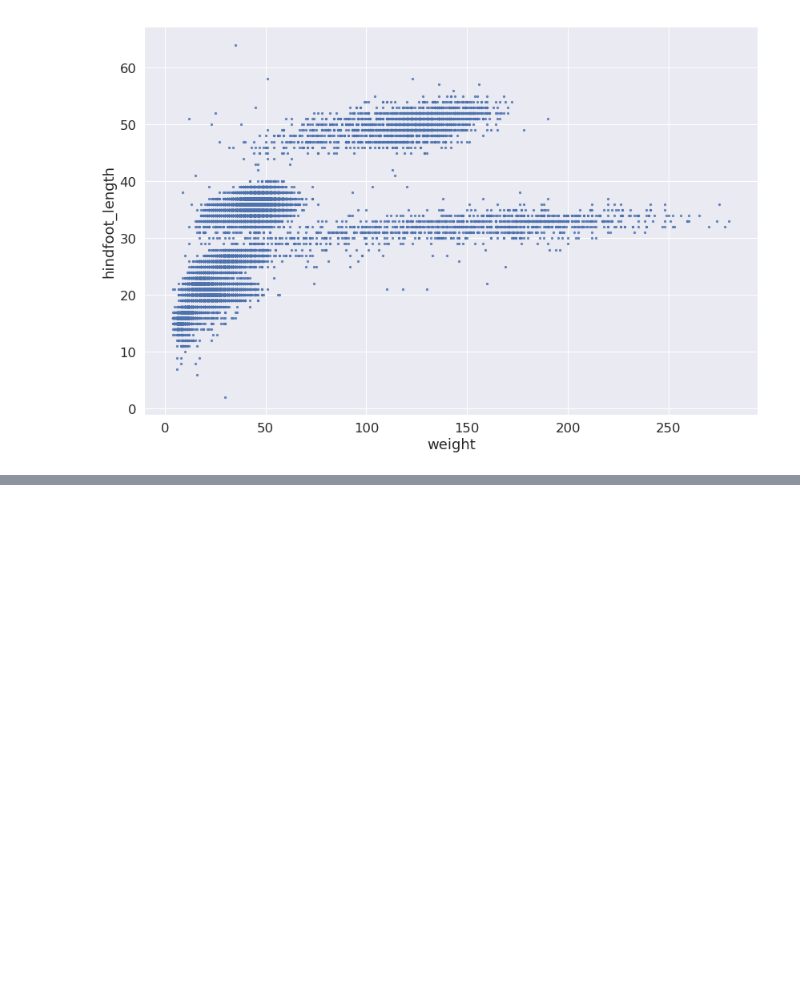
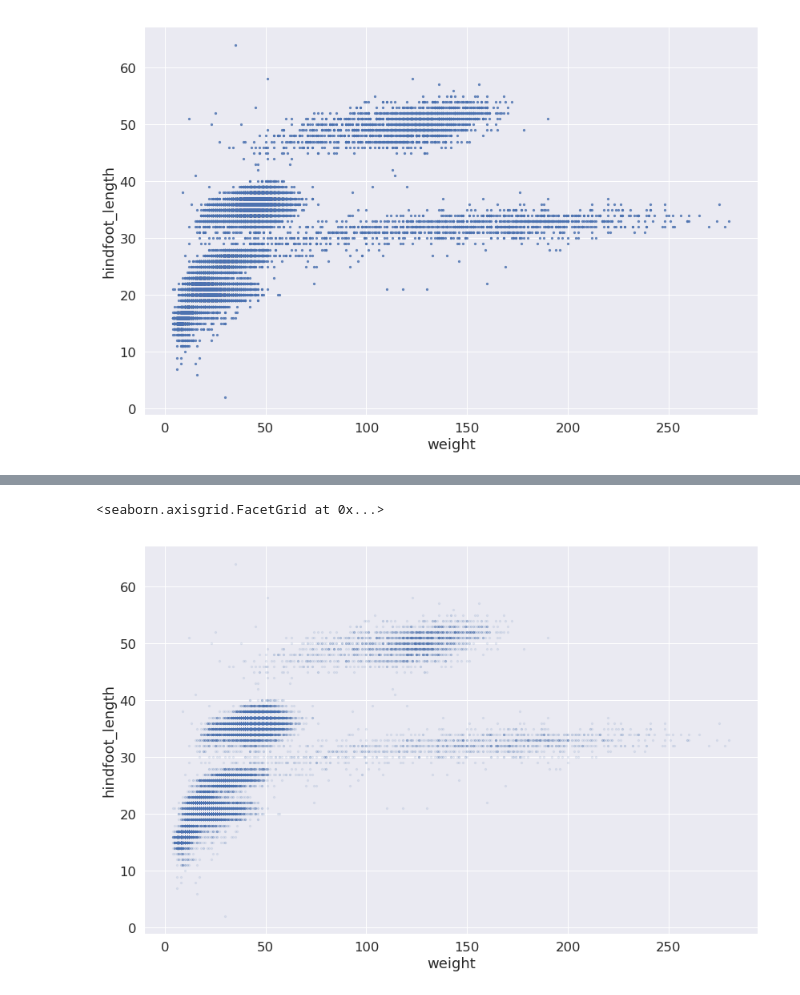
Before and after one commit to mumu3489/BCB546X-Fall2018, a Jupyter notebook: course-files/python/05-plotting-and-stuff.ipynb, the cells around one changed output, grey strips where cells are left out. Saved outputs shown, nothing was run; the diff lists cells and outputs as text; code cells hidden in the pictures; blank space fills up the shorter version.

```diff
--- a/course-files/python/05-plotting-and-stuff.ipynb
+++ b/course-files/python/05-plotting-and-stuff.ipynb
@@ -53,0 +59,5 @@ sns.lmplot("weight", "hindfoot_length", data=surveys_complete, fit_reg=False, he
+# %%
+sns.lmplot("weight", "hindfoot_length", data=surveys_complete, fit_reg=False, height=8, aspect=1.5, scatter_kws={'alpha':0.1, 's':5})
+# %% [output]
+<seaborn.axisgrid.FacetGrid at 0x...>
+[figure, added]
```
Also changed, not shown: parts of 19 cells of this notebook, 1 other file.
